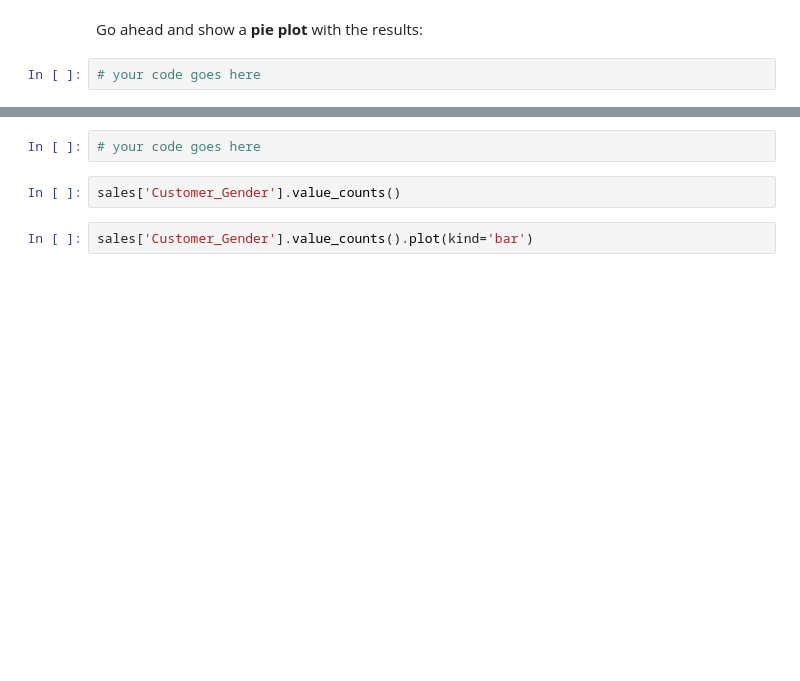
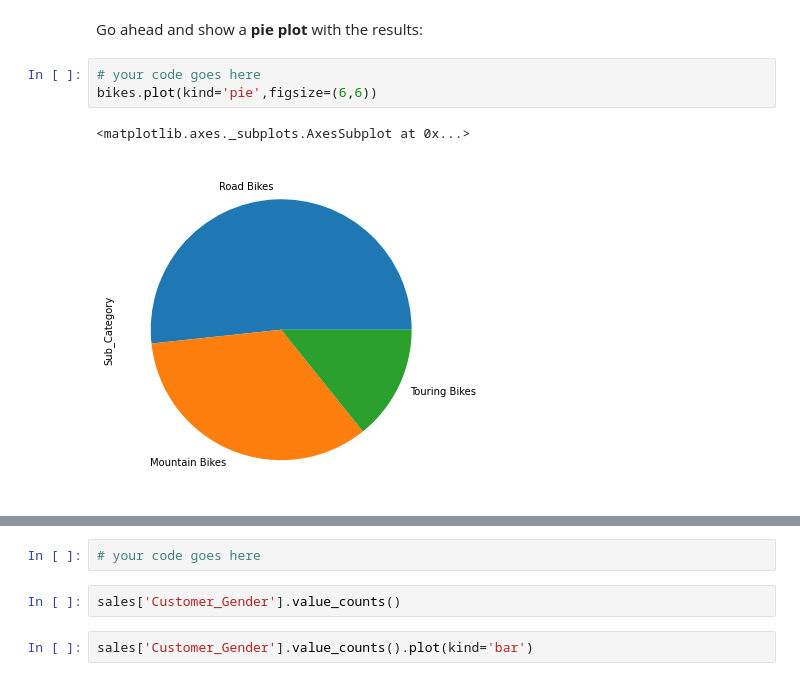
Before and after one commit to SebGonS/FCC-Data-Analysis, a Jupyter notebook: Exercises and Lessons 1-2/Exercises_1.ipynb, the cells around one changed output, grey strips where cells are left out. Cells and saved outputs as stored; diff of their text form; blank space fills up the shorter version.

```diff
--- a/Exercises and Lessons 1-2/Exercises_1.ipynb
+++ b/Exercises and Lessons 1-2/Exercises_1.ipynb
@@ -629,5 +737,9 @@ bikes
 Go ahead and show a <b>pie plot</b> with the results:
 # %%
 # your code goes here
+bikes.plot(kind='pie',figsize=(6,6))
+# %% [output]
+<matplotlib.axes._subplots.AxesSubplot at 0x...>
+[figure, added]
 # %%
 bikes.plot(kind='pie', figsize=(6,6))
```
Also changed, not shown: parts of 16 cells of this notebook.
